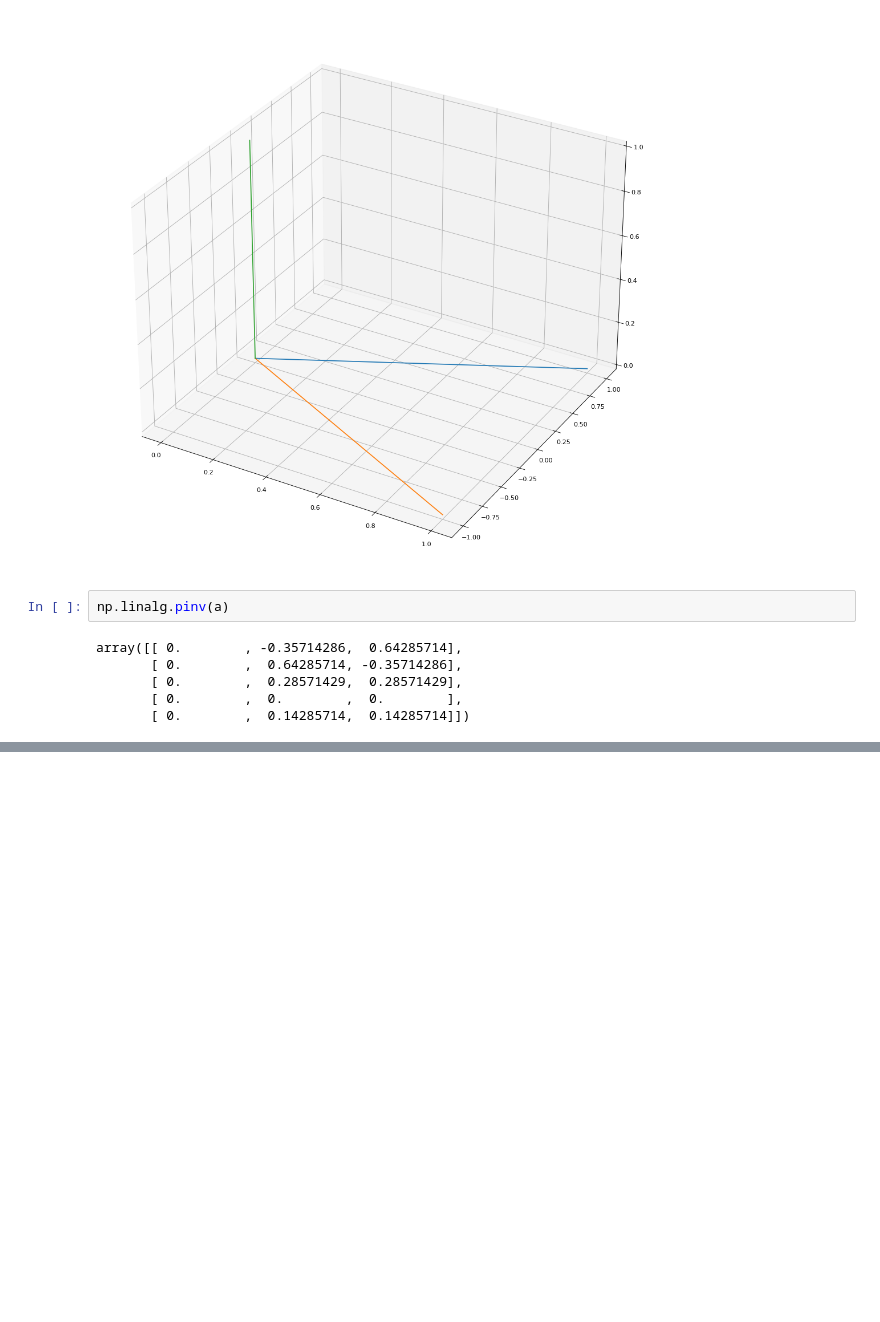
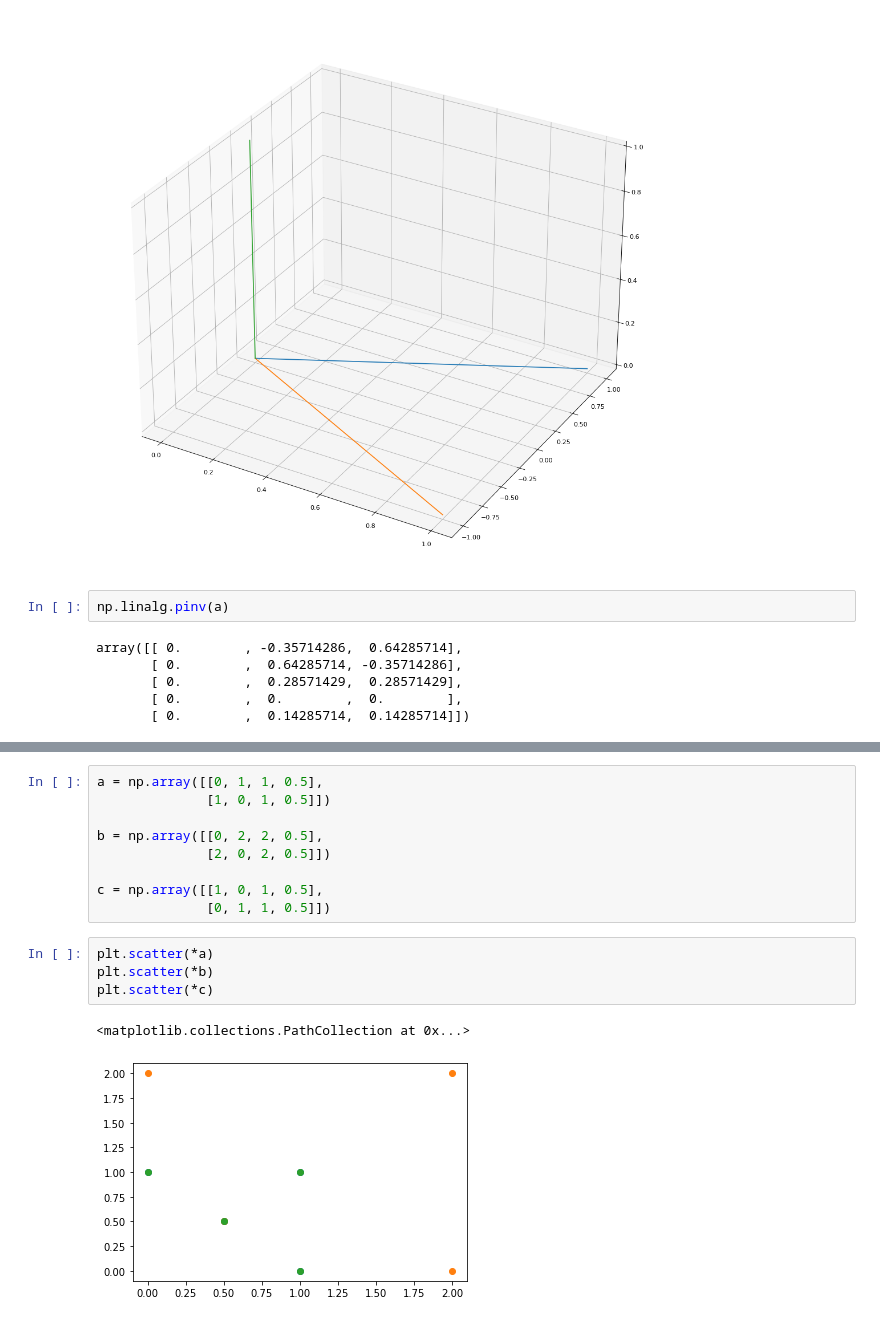
Before and after one commit to NikitaSUAI/Gramm-Shmidt, a Jupyter notebook: test.ipynb, the cells around one changed output, grey strips where cells are left out. Cells and saved outputs as stored; diff of their text form; blank space fills up the shorter version.

```diff
--- a/test.ipynb
+++ b/test.ipynb
@@ -166,0 +307,16 @@ array([[ 0.        , -0.35714286,  0.64285714],
+# %%
+a = np.array([[0, 1, 1, 0.5],
+              [1, 0, 1, 0.5]])
+
+b = np.array([[0, 2, 2, 0.5],
+              [2, 0, 2, 0.5]])
+
+c = np.array([[1, 0, 1, 0.5],
+              [0, 1, 1, 0.5]])
+# %%
+plt.scatter(*a)
+plt.scatter(*b)
+plt.scatter(*c)
+# %% [output]
+<matplotlib.collections.PathCollection at 0x...>
+[figure, added]
```
Also changed, not shown: parts of 25 cells of this notebook, 6 other files.
